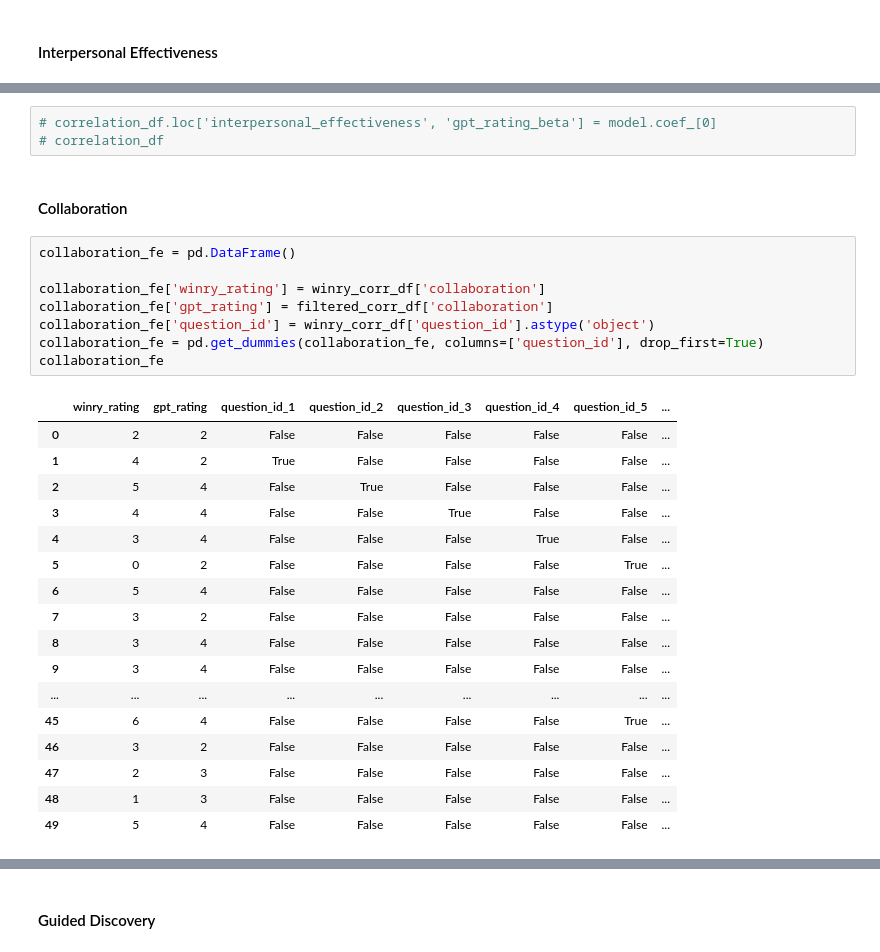
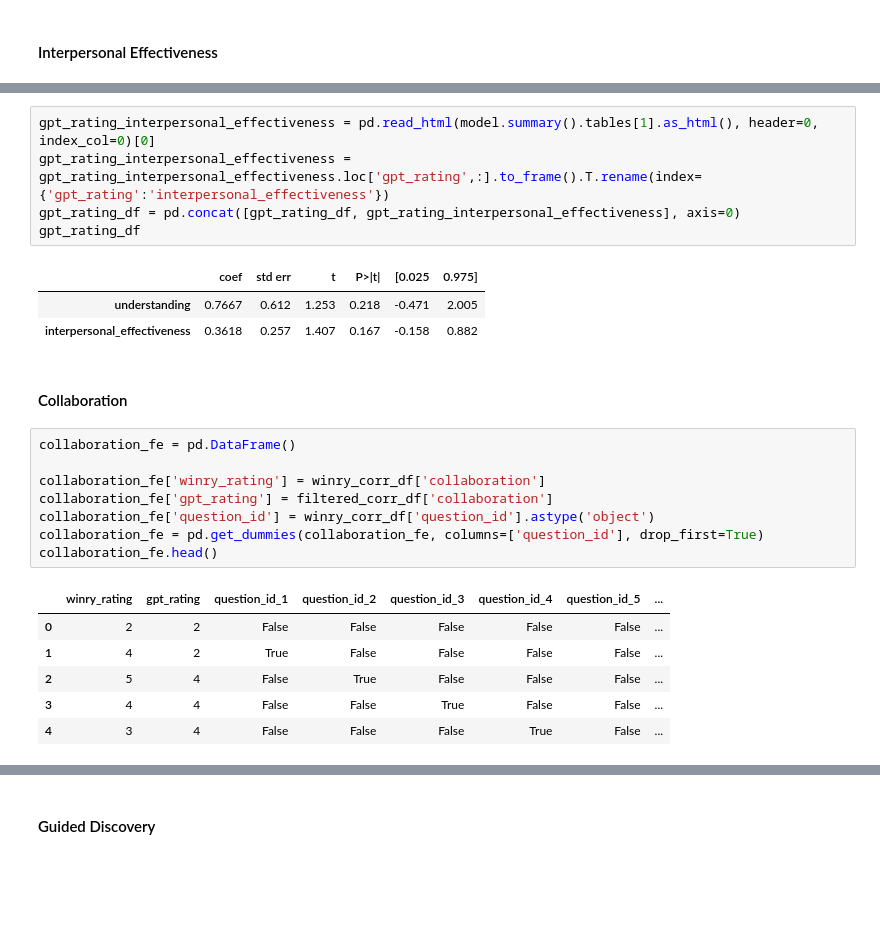
Before and after one commit to embedded-robotics/mental-health-agents, a Jupyter notebook: src/dpo-finetuning/winry_response_evaluation.ipynb, the cells around one changed output, grey strips where cells are left out. Drawn from its saved outputs; the diff is of its cells as text; blank space fills up the shorter version.

```diff
--- a/src/dpo-finetuning/winry_response_evaluation.ipynb
+++ b/src/dpo-finetuning/winry_response_evaluation.ipynb
@@ -1170,34 +1141,29 @@ Notes:
-# %%
-# correlation_df.loc['interpersonal_effectiveness', 'gpt_rating_beta'] = model.coef_[0]
-# correlation_df
+# %%
+gpt_rating_interpersonal_effectiveness = pd.read_html(model.summary().tables[1].as_html(), header=0, index_col=0)[0]
+gpt_rating_interpersonal_effectiveness = gpt_rating_interpersonal_effectiveness.loc['gpt_rating',:].to_frame().T.rename(index={'gpt_rating':'interpersonal_effectiveness'})
+gpt_rating_df = pd.concat([gpt_rating_df, gpt_rating_interpersonal_effectiveness], axis=0)
+gpt_rating_df
+# %% [output]
+|  | coef | std err | t | P>|t| | [0.025 | 0.975] |
+| understanding | 0.7667 | 0.612 | 1.253 | 0.218 | -0.471 | 2.005 |
+| interpersonal_effectiveness | 0.3618 | 0.257 | 1.407 | 0.167 | -0.158 | 0.882 |
 # %% [markdown]
 #### Collaboration
 # %%
 collaboration_fe = pd.DataFrame()
 
 collaboration_fe['winry_rating'] = winry_corr_df['collaboration']
 collaboration_fe['gpt_rating'] = filtered_corr_df['collaboration']
 collaboration_fe['question_id'] = winry_corr_df['question_id'].astype('object')
 collaboration_fe = pd.get_dummies(collaboration_fe, columns=['question_id'], drop_first=True)
-collaboration_fe
+collaboration_fe.head()
 # %% [output]
 |  | winry_rating | gpt_rating | question_id_1 | question_id_2 | question_id_3 | question_id_4 | question_id_5 | ... |
 | 0 | 2 | 2 | False | False | False | False | False | ... |
 | 1 | 4 | 2 | True | False | False | False | False | ... |
 | 2 | 5 | 4 | False | True | False | False | False | ... |
 | 3 | 4 | 4 | False | False | True | False | False | ... |
 | 4 | 3 | 4 | False | False | False | True | False | ... |
-| 5 | 0 | 2 | False | False | False | False | True | ... |
-| 6 | 5 | 4 | False | False | False | False | False | ... |
-| 7 | 3 | 2 | False | False | False | False | False | ... |
-| 8 | 3 | 4 | False | False | False | False | False | ... |
-| 9 | 3 | 4 | False | False | False | False | False | ... |
-| ... | ... | ... | ... | ... | ... | ... | ... | ... |
-| 45 | 6 | 4 | False | False | False | False | True | ... |
-| 46 | 3 | 2 | False | False | False | False | False | ... |
-| 47 | 2 | 3 | False | False | False | False | False | ... |
-| 48 | 1 | 3 | False | False | False | False | False | ... |
-| 49 | 5 | 4 | False | False | False | False | False | ... |
 # %%
 X_data = collaboration_fe[['gpt_rating','question_id_1', 'question_id_2', 'question_id_3', 'question_id_4', 'question_id_5', 'question_id_6', 'question_id_7', 'question_id_8', 'question_id_9']]
 y_data = collaboration_fe['winry_rating']
```
Also changed, not shown: parts of 33 cells of this notebook, 2 other files.
